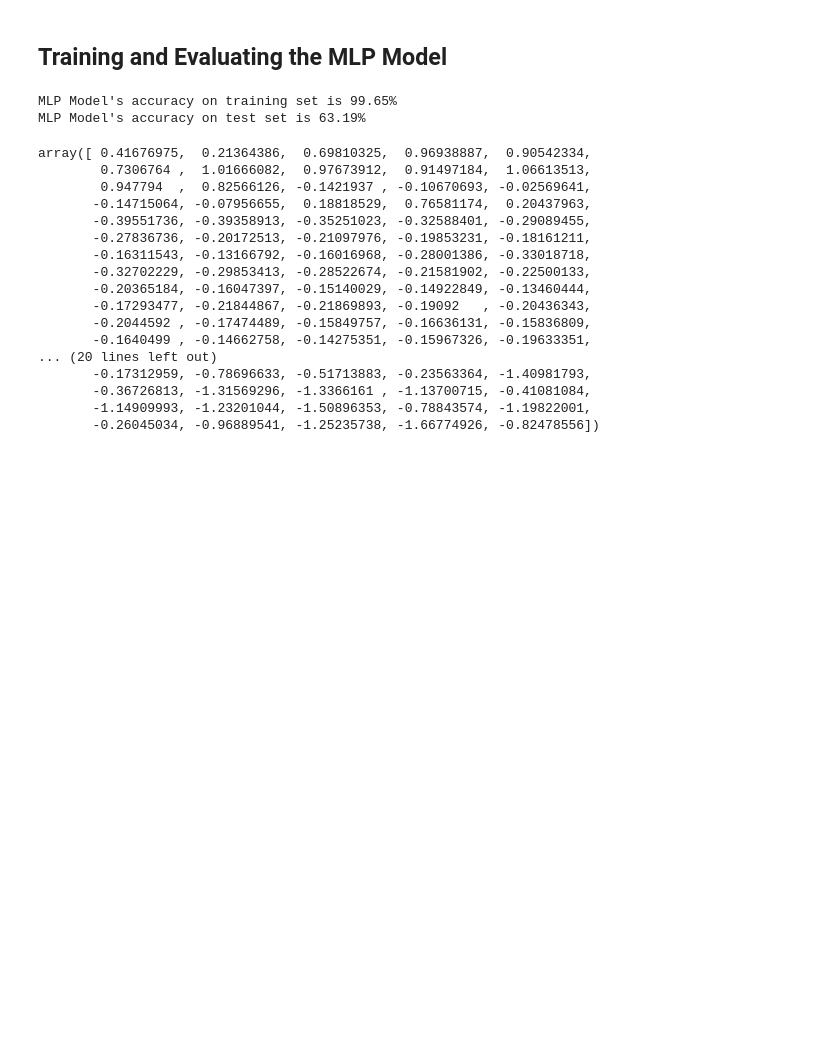
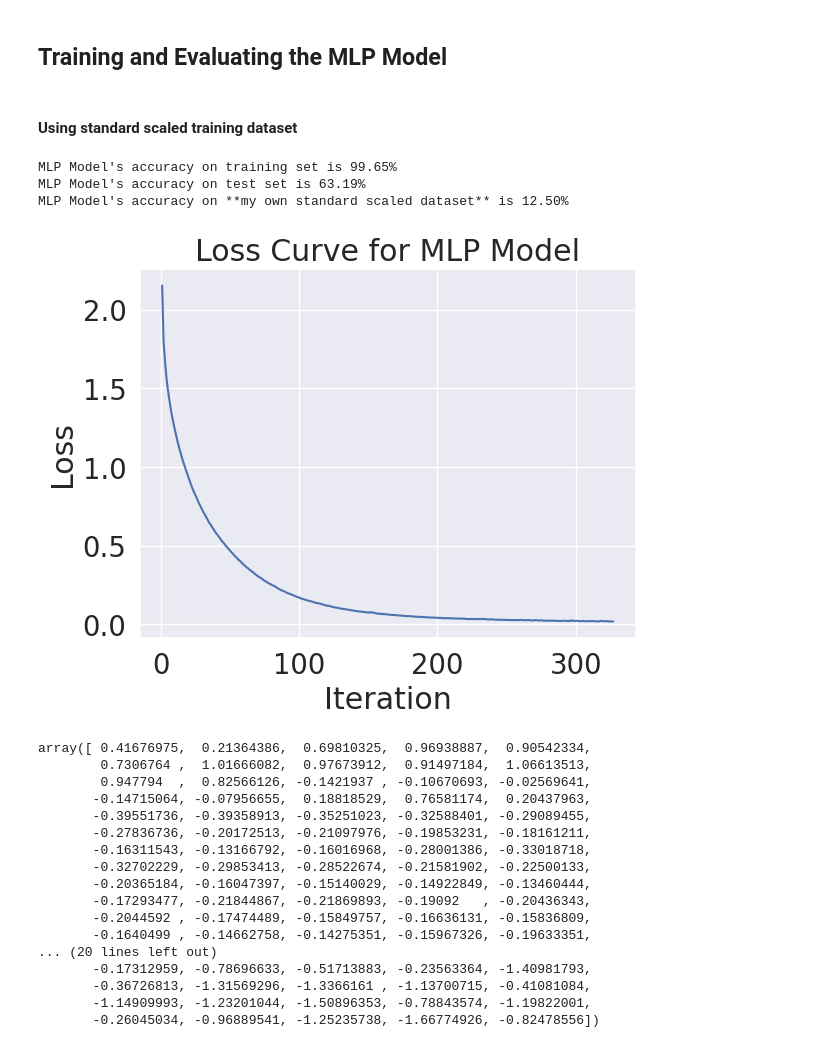
Before and after one commit to jaejams/Week4-NeuralNetworks, a Jupyter notebook: week4__neural_networks_Local_Drive_import.ipynb, the cells around one changed output. Drawn from its saved outputs; the diff is of its cells as text; code cells hidden in the pictures; blank space fills up the shorter version.

Commit message:
ran all required tasks for assignment

```diff
--- a/week4__neural_networks_Local_Drive_import.ipynb
+++ b/week4__neural_networks_Local_Drive_import.ipynb
@@ -638,0 +689,2 @@ We can now initialize our MLP model with the best hyperparameters for the task o
+# %% [markdown]
+#### Using standard scaled training dataset
@@ -643,10 +703,11 @@ model = MLPClassifier(
     activation='relu',
     solver='adam',
     alpha=0.001,
-    batch_size=256,
+    batch_size=256, #how many data points that your model sees before an update in the weight.
     hidden_layer_sizes=(300,),
     learning_rate='adaptive',
-    max_iter=1000, # I've found for this task, loss converges at ~1000 iterations
+    max_iter=1000, # I've found for this task, loss converges at ~1000 iterations #Iterations = how many times I want my model to see the entire data during learning.
+    #Iteration = how many times your model's actually visiting all data together.
     random_state=42,
 )
 
@@ -658,13 +719,25 @@ print(f'MLP Model\'s accuracy on training set is {100*model.score(X_train, y_tra
 # Note that, up to this point, we did not touch the test set at all
 print(f'MLP Model\'s accuracy on test set is {100*model.score(X_test, y_test):.2f}%')
 
-print(f'MLP Model\'s accuracy on test set is {100*model.score(X_test, y_test):.2f}%') # !!!ASSIGNMENT!!! instead of 'X_test, y_test', you use your features.
+print(f'MLP Model\'s accuracy on **my own standard scaled dataset** is {100*model.score(features_mine_scaled, emotions_mine):.2f}%')
+
+# !!!ASSIGNMENT!!! instead of 'X_test, y_test', you use your features.
 #Your feature set from Actor_26 audio. Want test results for Actor 26 recordings, and is NOT a part of the Ravdess dataset.
 #Then add that as a percentage number here.
 #In the report, talk about why it is different from other test results. Then talk about generalization of the model. And the performance of the model.
 # %% [output]
 MLP Model's accuracy on training set is 99.65%
 MLP Model's accuracy on test set is 63.19%
+MLP Model's accuracy on **my own standard scaled dataset** is 12.50%
+# %%
+plt.figure()
+plt.plot([num for num in range(1,model.n_iter_ +1)], model.loss_curve_)
+plt.title('Loss Curve for MLP Model')
+plt.ylabel('Loss')
+plt.xlabel('Iteration')
+plt.show()
+# %% [output]
+[figure, added]
 # %%
 X_test[0]
 # %% [output]
```
Also changed, not shown: parts of 20 cells of this notebook.
